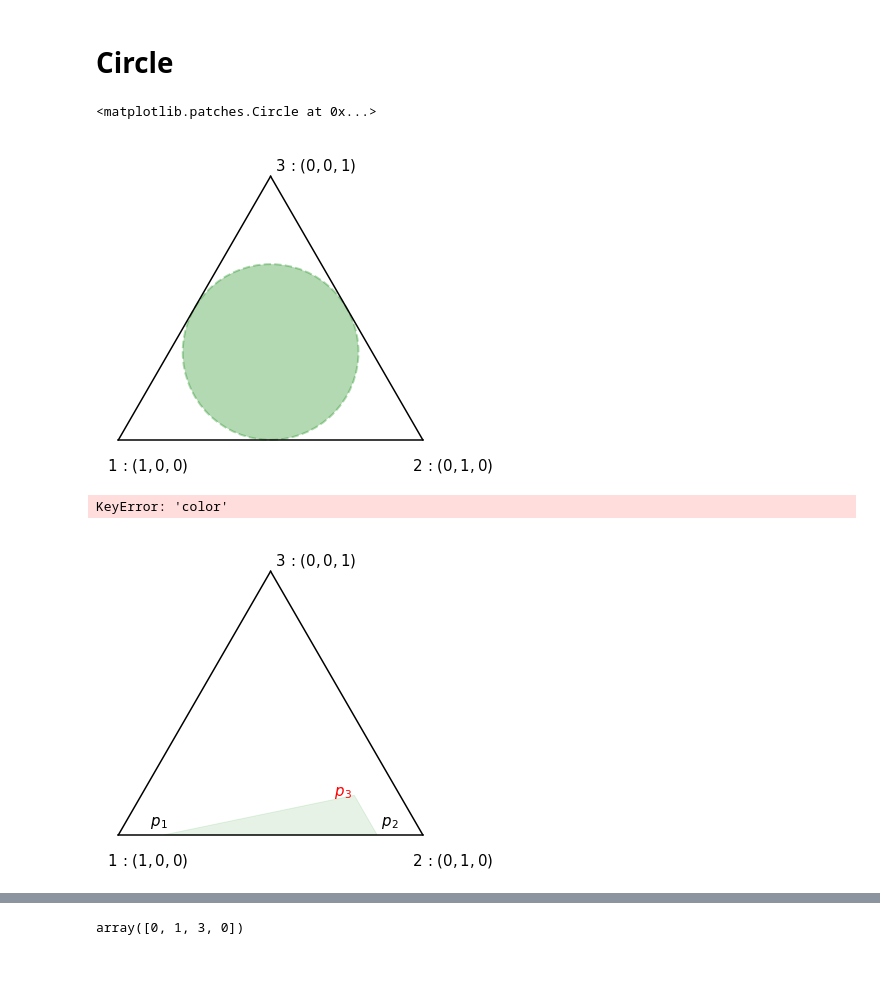
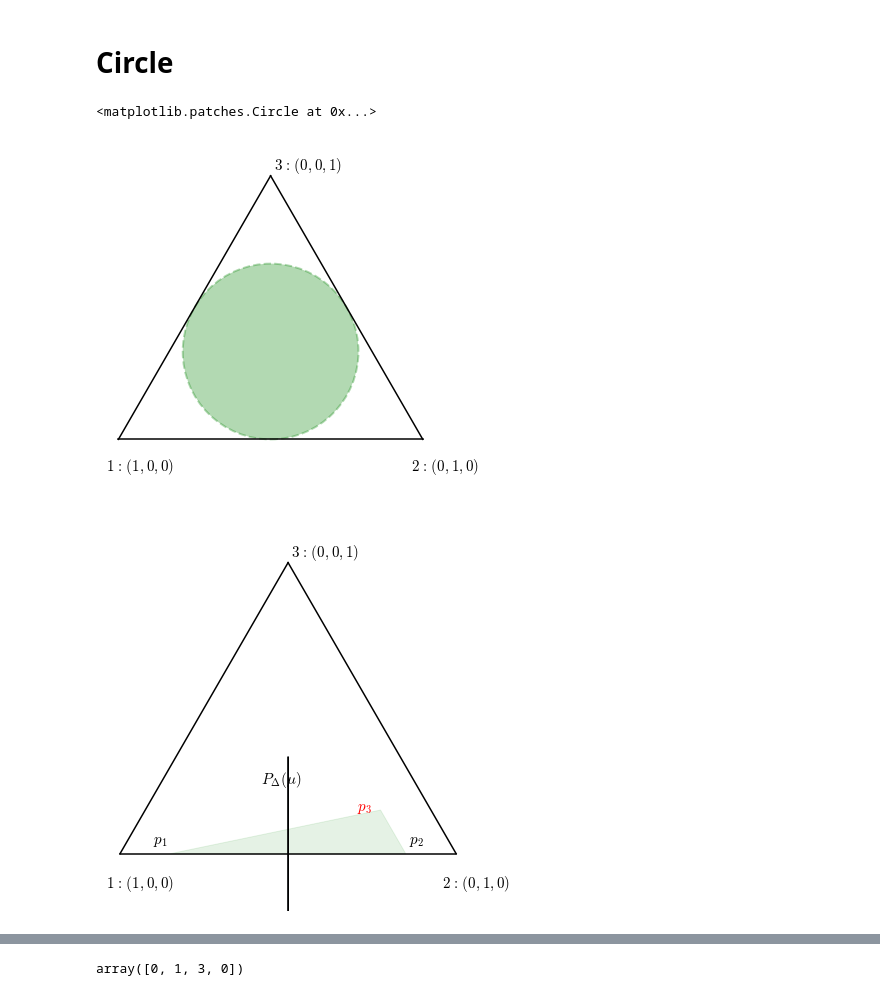
Before and after one commit to H2DI/bandits_lab, a Jupyter notebook: notebooks/simplex_drawings.ipynb, the cells around one changed output, grey strips where cells are left out. Drawn from its saved outputs; the diff is of its cells as text; code cells hidden in the pictures; blank space fills up the shorter version.

```diff
--- a/notebooks/simplex_drawings.ipynb
+++ b/notebooks/simplex_drawings.ipynb
@@ -3,6 +3,9 @@ import numpy as np
 import matplotlib.pyplot as plt
 import time
 %matplotlib notebook
+#plt.rcParams["font.family"] = "serif"
+plt.rcParams['mathtext.fontset'] = 'cm'
+plt.rcParams['font.family'] = 'STIXGeneral'
 # %%
 corners = [np.array([0,0]), np.array([1,0]), np.array([0.5, np.sqrt(3)/2])]
 
@@ -185,7 +192,7 @@ for alpha in [+0.05]:
     mil = prob2xy([1/3, 1/3, 1/3])
     draw_segment(ax, mil, mil+mutilde, arrow=True, color='red')
 
-    ax.text(mil[0]-0.08, mil[1]-0.08, r'$P_\Delta(\mu)$', color='red', fontsize= 15)
+    ax.text(mil[0]-0.08, mil[1]-0.08, r'$P_\Delta(\underline{\mu})$', color='red', fontsize= 15)
 
 #ax.set_xlim([-0.1, 1])
 #ax.set_ylim([-0.3, 1.1])
@@ -222,7 +242,7 @@ ax.add_artist(circle1)
 #ax.set_ylim([-0.3, 1.1])
 # %% [output]
 <matplotlib.patches.Circle at 0x...>
-[figure, old version]
+[figure, new version]
 # %%
 #fig, axes = plt.subplots(nrows=1, ncols=2, figsize=(12, 6), gridspec_kw={'width_ratios': [10, 1]})
 fig = plt.figure(figsize=(6, 6))
@@ -234,38 +254,39 @@ ax.axis('equal')
 draw_simplex(ax)
 
 low = 0.15
-
 
 
 
 small_corner1 = prob2xy([1-low, low, 0])
 small_corner2 = prob2xy([low, 1-low, 0])
 small_corner3 = prob2xy([low, 1-2*low, low])
 ax.text(small_corner1[0]-0.06, small_corner1[1]+0.03, r' $p_1$', fontsize=15)
 ax.text(small_corner2[0], small_corner2[1]+0.03, r' $p_2$', fontsize=15)
 ax.text(small_corner3[0]-0.08, small_corner3[1]+0.00, r' $p_3$', color='red', fontsize=15)
 
 A = plt.Polygon([small_corner1, small_corner2, small_corner3], True, color='green', alpha=0.1)
 ax.add_patch(A)
 
 def draw_mean_vect(mu, **kwargs):
     mutilde = proj_on_simplex(mu)
 
     mil = prob2xy([1/3, 1/3, 1/3])
-    draw_segment(ax, mil, mil+mutilde, arrow=True, color=kwargs['color'])
+    if 'color' in kwargs.keys():
+        draw_segment(ax, mil, mil+mutilde, arrow=True, color=kwargs['color'])
+    else:
+        draw_segment(ax, mil, mil+mutilde, arrow=True)#, color=kwargs['color'])
 
 for alpha in [+0.05]:
     draw_mean_vect(np.array([1, 1, 0]))
     ax.text(mil[0]-0.08, mil[1]-0.08, r'$P_\Delta(\mu)$', color='black', fontsize= 15)
 
 #ax.set_xlim([-0.1, 1])
 #ax.set_ylim([-0.3, 1.1])
 
 plt.tight_layout()
 #plt.savefig('simplex_p3.pdf', format='pdf')
 # %% [output]
-KeyError: 'color'
-[figure, old version]
+[figure, new version]
 # %%
 import ternary
 
```
Also changed, not shown: parts of 6 cells of this notebook, 17 other files.
